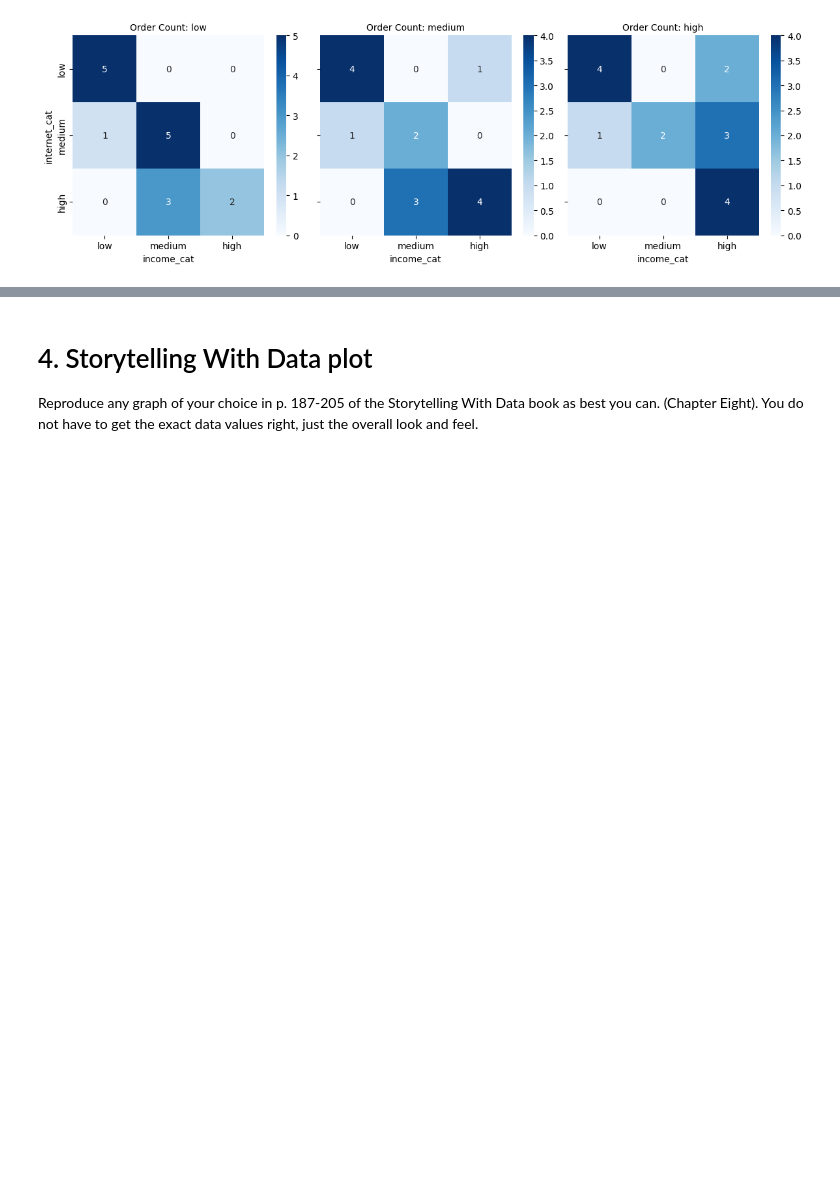
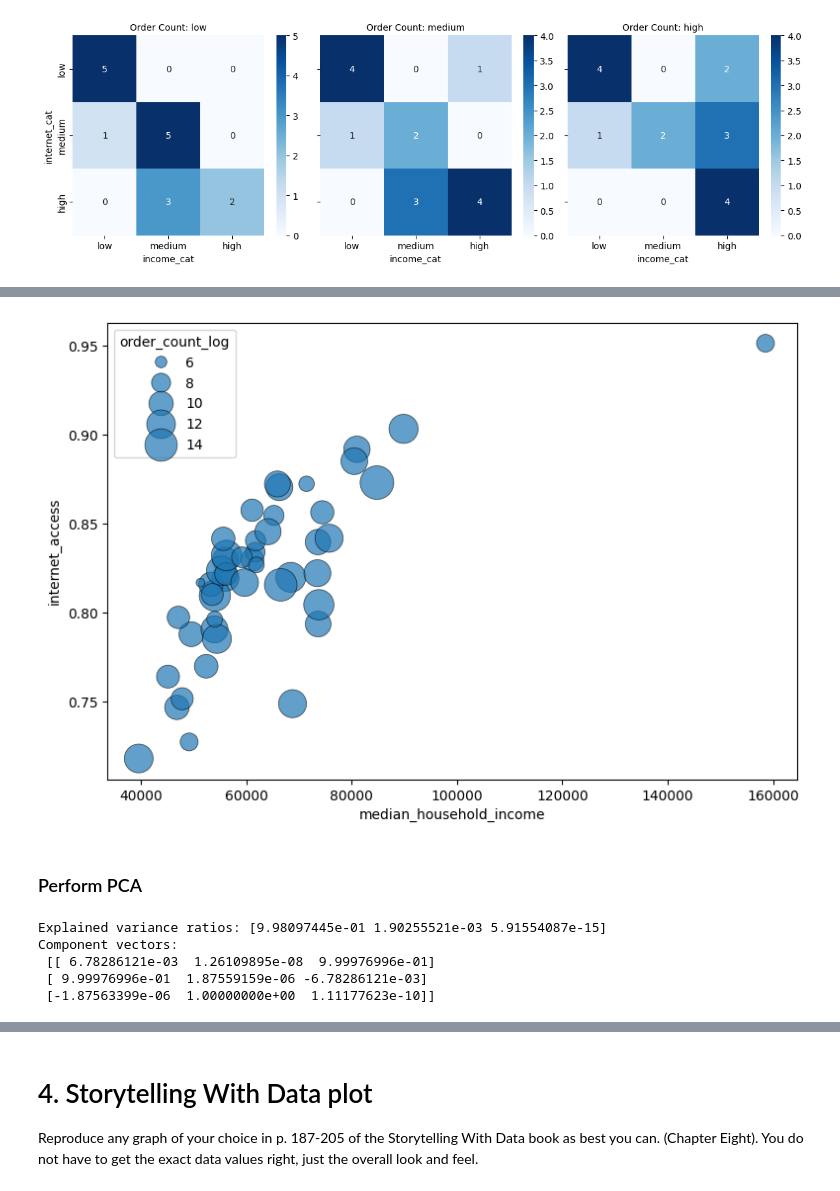
Before and after one commit to Haleymussary00/Module-B-semester-2, a Jupyter notebook: Week12.ipynb, the cells around one changed output, grey strips where cells are left out. Drawn from its saved outputs; the diff is of its cells as text; code cells hidden in the pictures; blank space fills up the shorter version.

Commit message:
adding improvements

```diff
--- a/Week12.ipynb
+++ b/Week12.ipynb
@@ -633,0 +718,53 @@ plt.show()
+# %%
+import numpy as np
+import seaborn as sns
+import matplotlib.pyplot as plt
+
+# Make a copy to avoid mutating original data
+plot_df = full_merged_df.copy()
+
+# Log-transform order count for bubble sizing (key improvement)
+plot_df["order_count_log"] = np.log1p(plot_df["order_count"])
+
+# Set bubble size range
+min_size = 40
+max_size = 600
+
+plt.figure(figsize=(9, 6))
+
+ax = sns.scatterplot(
+    data=plot_df,
+    x="median_household_income",
+    y="internet_access",
+    size="order_count_log",
+    sizes=(min_size, max_size),
+    alpha=0.7,
+    edgecolor="black",
+    linewidth=0.5,
+    legend="brief"
+)
+
+# Log scale for income (keep this)
+# %% [output]
+[figure, added]
+# %% [markdown]
+### Perform PCA
+# %%
+from sklearn.decomposition import PCA
+import pandas as pd
+
+# Select only the three numeric columns
+X = full_merged_df[['median_household_income', 'internet_access', 'order_count']]
+
+# Standard PCA with 3 components
+pca = PCA(n_components=3)
+pca.fit(X)
+
+print("Explained variance ratios:", pca.explained_variance_ratio_)
+print("Component vectors:\n", pca.components_)
+# %% [output]
+Explained variance ratios: [9.98097445e-01 1.90255521e-03 5.91554087e-15]
+Component vectors:
+ [[ 6.78286121e-03  1.26109895e-08  9.99976996e-01]
+ [ 9.99976996e-01  1.87559159e-06 -6.78286121e-03]
+ [-1.87563399e-06  1.00000000e+00  1.11177623e-10]]
```
Also changed, not shown: parts of 25 cells of this notebook.
